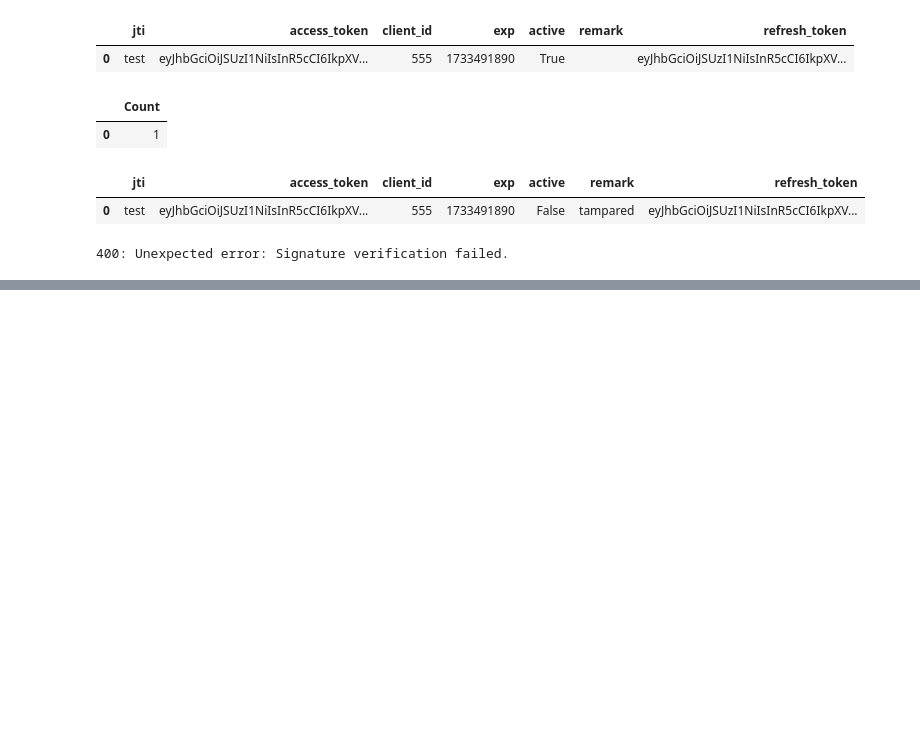
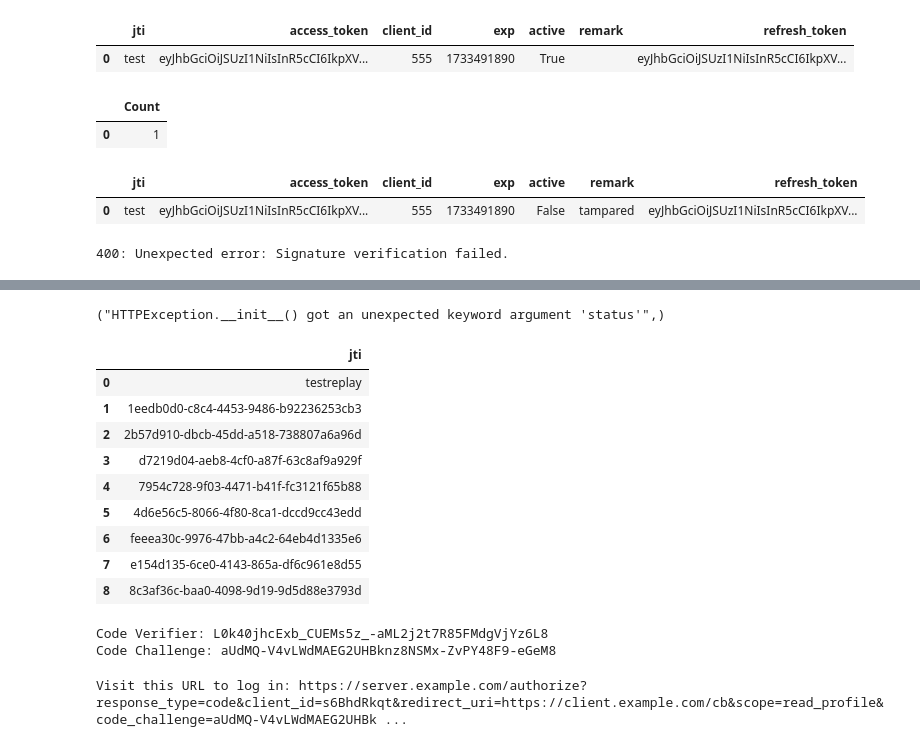
Before and after one commit to datanooblol/fun-with-dpop, a Jupyter notebook: refactoring.ipynb, the cells around one changed output, grey strips where cells are left out. Drawn from its saved outputs; the diff is of its cells as text; code cells hidden in the pictures; blank space fills up the shorter version.

```diff
--- a/refactoring.ipynb
+++ b/refactoring.ipynb
@@ -350,0 +393,4 @@ except Exception as e:
+# %%
+error.args
+# %% [output]
+("HTTPException.__init__() got an unexpected keyword argument 'status'",)
@@ -350,0 +400,50 @@ except Exception as e:
+# %%
+Read(DPoPModel())
+# %% [output]
+|  | jti |
+| 0 | testreplay |
+| 1 | 1eedb0d0-c8c4-4453-9486-b92236253cb3 |
+| 2 | 2b57d910-dbcb-45dd-a518-738807a6a96d |
+| 3 | d7219d04-aeb8-4cf0-a87f-63c8af9a929f |
+| 4 | 7954c728-9f03-4471-b41f-fc3121f65b88 |
+| 5 | 4d6e56c5-8066-4f80-8ca1-dccd9cc43edd |
+| 6 | feeea30c-9976-47bb-a4c2-64eb4d1335e6 |
+| 7 | e154d135-6ce0-4143-865a-df6c961e8d55 |
+| 8 | 8c3af36c-baa0-4098-9d19-9d5d88e3793d |
+# %%
+import base64
+import hashlib
+import os
+
+def generate_code_verifier():
+    """Generate a random code verifier."""
+    return base64.urlsafe_b64encode(os.urandom(32)).rstrip(b'=').decode('utf-8')
+
+def generate_code_challenge(code_verifier):
+    """Generate a code challenge based on the code verifier."""
+    digest = hashlib.sha256(code_verifier.encode('utf-8')).digest()
+    return base64.urlsafe_b64encode(digest).rstrip(b'=').decode('utf-8')
+
+# Example
+code_verifier = generate_code_verifier()
+code_challenge = generate_code_challenge(code_verifier)
+print(f"Code Verifier: {code_verifier}")
+print(f"Code Challenge: {code_challenge}")
+# %% [output]
+Code Verifier: L0k40jhcExb_CUEMs5z_-aML2j2t7R85FMdgVjYz6L8
+Code Challenge: aUdMQ-V4vLWdMAEG2UHBknz8NSMx-ZvPY48F9-eGeM8
+# %%
+AUTHORIZATION_SERVER = "https://server.example.com"
+CLIENT_ID = "s6BhdRkqt"
+REDIRECT_URI = "https://client.example.com/cb"
+SCOPE = "read_profile"
+
+auth_url = (
+    f"{AUTHORIZATION_SERVER}/authorize?response_type=code"
+    f"&client_id={CLIENT_ID}&redirect_uri={REDIRECT_URI}"
+    f"&scope={SCOPE}&code_challenge={code_challenge}&code_challenge_method=S256"
+)
+
+print(f"Visit this URL to log in: {auth_url}")
+# %% [output]
+Visit this URL to log in: https://server.example.com/authorize?response_type=code&client_id=s6BhdRkqt&redirect_uri=https://client.example.com/cb&scope=read_profile&code_challenge=aUdMQ-V4vLWdMAEG2UHBk ...
```
Also changed, not shown: parts of 7 cells of this notebook, 21 other files.
